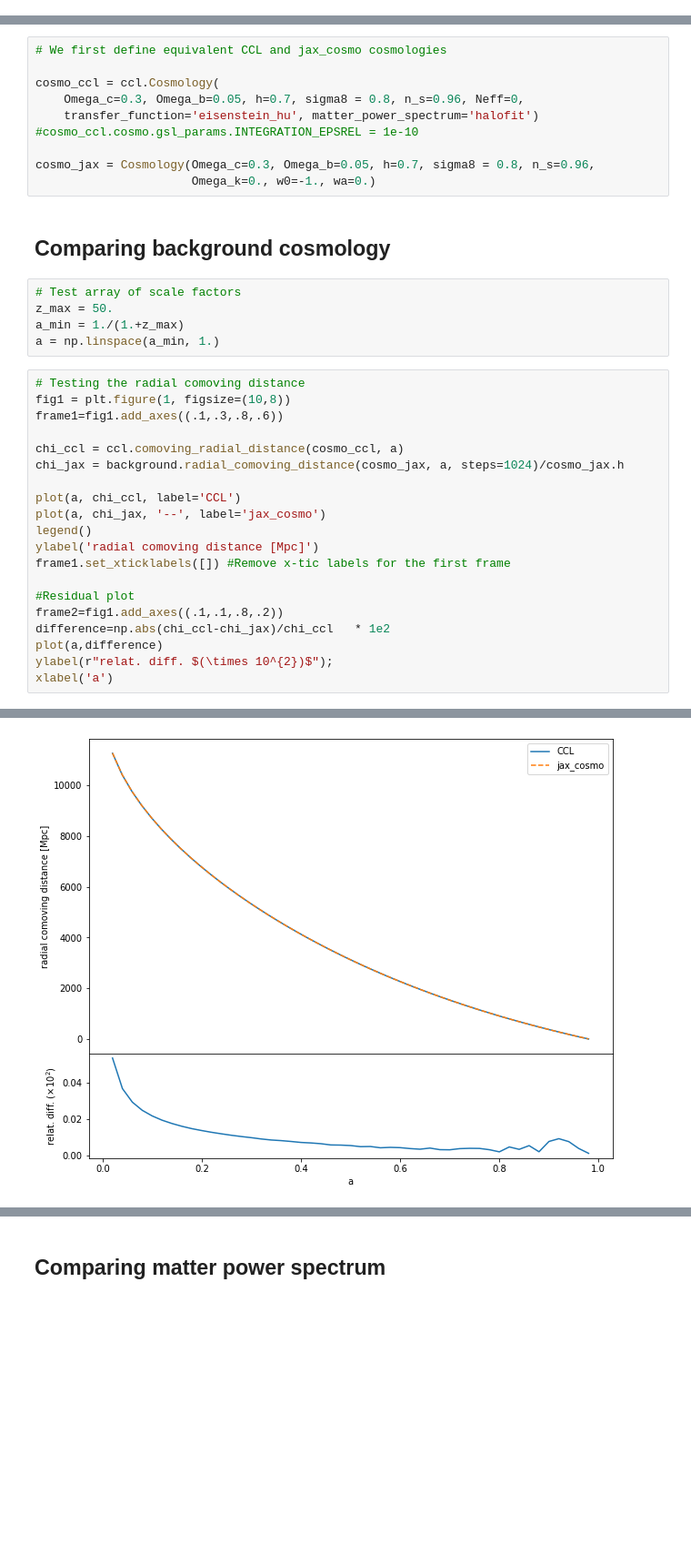
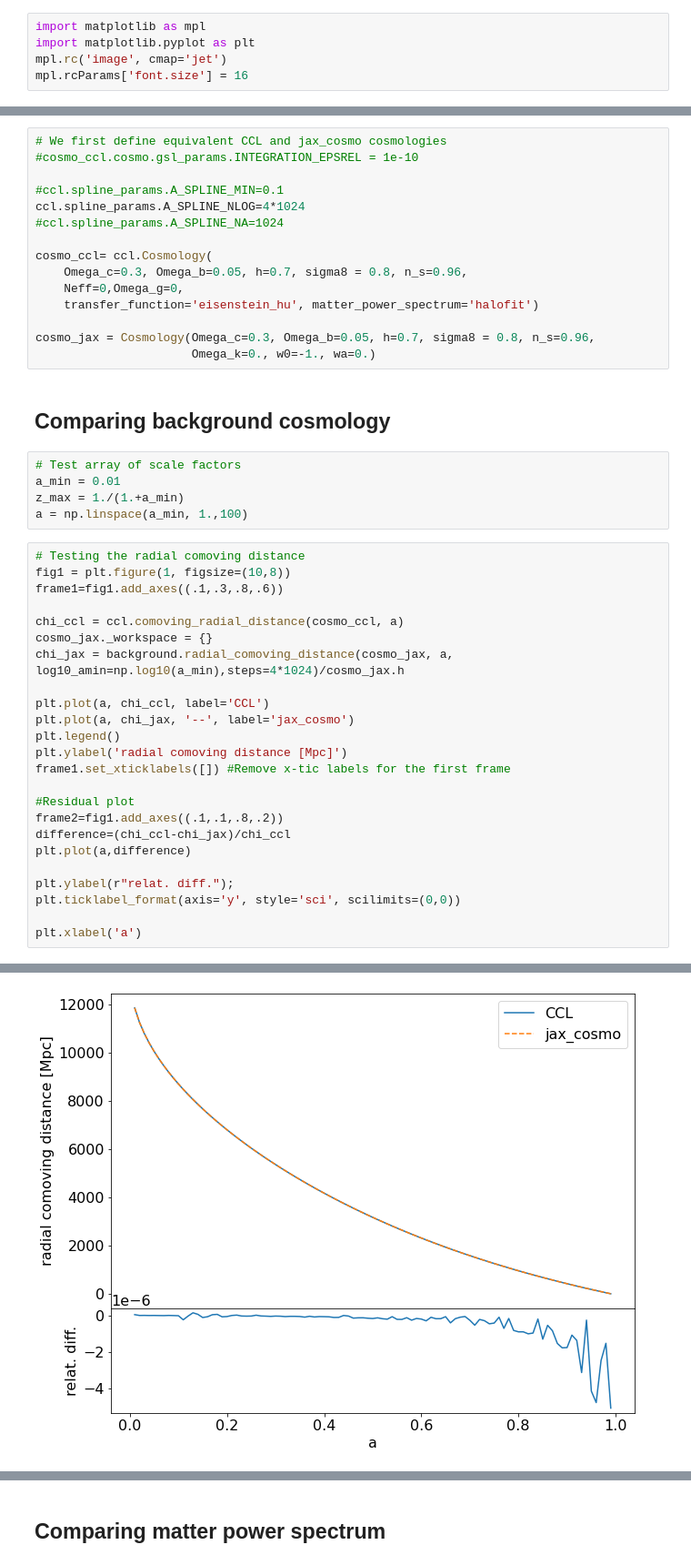
Before and after one commit to DifferentiableUniverseInitiative/jax-cosmo-paper, a Jupyter notebook: notebooks/CCL_comparison.ipynb, the cells around one changed output, grey strips where cells are left out. Shown at 91% size. Cells and saved outputs as stored; diff of their text form; blank space fills up the shorter version.

```diff
--- a/notebooks/CCL_comparison.ipynb
+++ b/notebooks/CCL_comparison.ipynb
@@ -16,3 +15,8 @@ Populating the interactive namespace from numpy and matplotlib
+# %%
+import matplotlib as mpl
+import matplotlib.pyplot as plt
+mpl.rc('image', cmap='jet')
+mpl.rcParams['font.size'] = 16
 # %%
 import jax_cosmo
 jax_cosmo.__version__
@@ -24,11 +28,16 @@ ccl.__version__
 '2.5.1'
 # %%
 # We first define equivalent CCL and jax_cosmo cosmologies
+#cosmo_ccl.cosmo.gsl_params.INTEGRATION_EPSREL = 1e-10
 
-cosmo_ccl = ccl.Cosmology(
-    Omega_c=0.3, Omega_b=0.05, h=0.7, sigma8 = 0.8, n_s=0.96, Neff=0,
+#ccl.spline_params.A_SPLINE_MIN=0.1
+ccl.spline_params.A_SPLINE_NLOG=4*1024
+#ccl.spline_params.A_SPLINE_NA=1024
+
+cosmo_ccl= ccl.Cosmology(
+    Omega_c=0.3, Omega_b=0.05, h=0.7, sigma8 = 0.8, n_s=0.96,
+    Neff=0,Omega_g=0,
     transfer_function='eisenstein_hu', matter_power_spectrum='halofit')
-#cosmo_ccl.cosmo.gsl_params.INTEGRATION_EPSREL = 1e-10
 
 cosmo_jax = Cosmology(Omega_c=0.3, Omega_b=0.05, h=0.7, sigma8 = 0.8, n_s=0.96,
                       Omega_k=0., w0=-1., wa=0.)
@@ -36,32 +45,36 @@ cosmo_jax = Cosmology(Omega_c=0.3, Omega_b=0.05, h=0.7, sigma8 = 0.8, n_s=0.96,
 ## Comparing background cosmology
 # %%
 # Test array of scale factors
-z_max = 50.
-a_min = 1./(1.+z_max)
-a = np.linspace(a_min, 1.)
+a_min = 0.01
+z_max = 1./(1.+a_min)
+a = np.linspace(a_min, 1.,100)
 # %%
 # Testing the radial comoving distance
 fig1 = plt.figure(1, figsize=(10,8))
 frame1=fig1.add_axes((.1,.3,.8,.6))
 
 chi_ccl = ccl.comoving_radial_distance(cosmo_ccl, a)
-chi_jax = background.radial_comoving_distance(cosmo_jax, a, steps=1024)/cosmo_jax.h
+cosmo_jax._workspace = {}
+chi_jax = background.radial_comoving_distance(cosmo_jax, a, log10_amin=np.log10(a_min),steps=4*1024)/cosmo_jax.h
 
-plot(a, chi_ccl, label='CCL')
-plot(a, chi_jax, '--', label='jax_cosmo')
-legend()
-ylabel('radial comoving distance [Mpc]')
+plt.plot(a, chi_ccl, label='CCL')
+plt.plot(a, chi_jax, '--', label='jax_cosmo')
+plt.legend()
+plt.ylabel('radial comoving distance [Mpc]')
 frame1.set_xticklabels([]) #Remove x-tic labels for the first frame
 
 #Residual plot
 frame2=fig1.add_axes((.1,.1,.8,.2))
-difference=np.abs(chi_ccl-chi_jax)/chi_ccl   * 1e2
-plot(a,difference)
-ylabel(r"relat. diff. $(\times 10^{2})$");
-xlabel('a')
+difference=(chi_ccl-chi_jax)/chi_ccl
+plt.plot(a,difference)
+
+plt.ylabel(r"relat. diff.");
+plt.ticklabel_format(axis='y', style='sci', scilimits=(0,0))
+
+plt.xlabel('a')
 # %% [output]
 Text(0.5, 0, 'a')
-[figure, old version]
+[figure, new version]
 # %%
 # Testing the angular comoving distance
 fig1 = plt.figure(1, figsize=(10,8))
```
Also changed, not shown: parts of 11 cells of this notebook.
